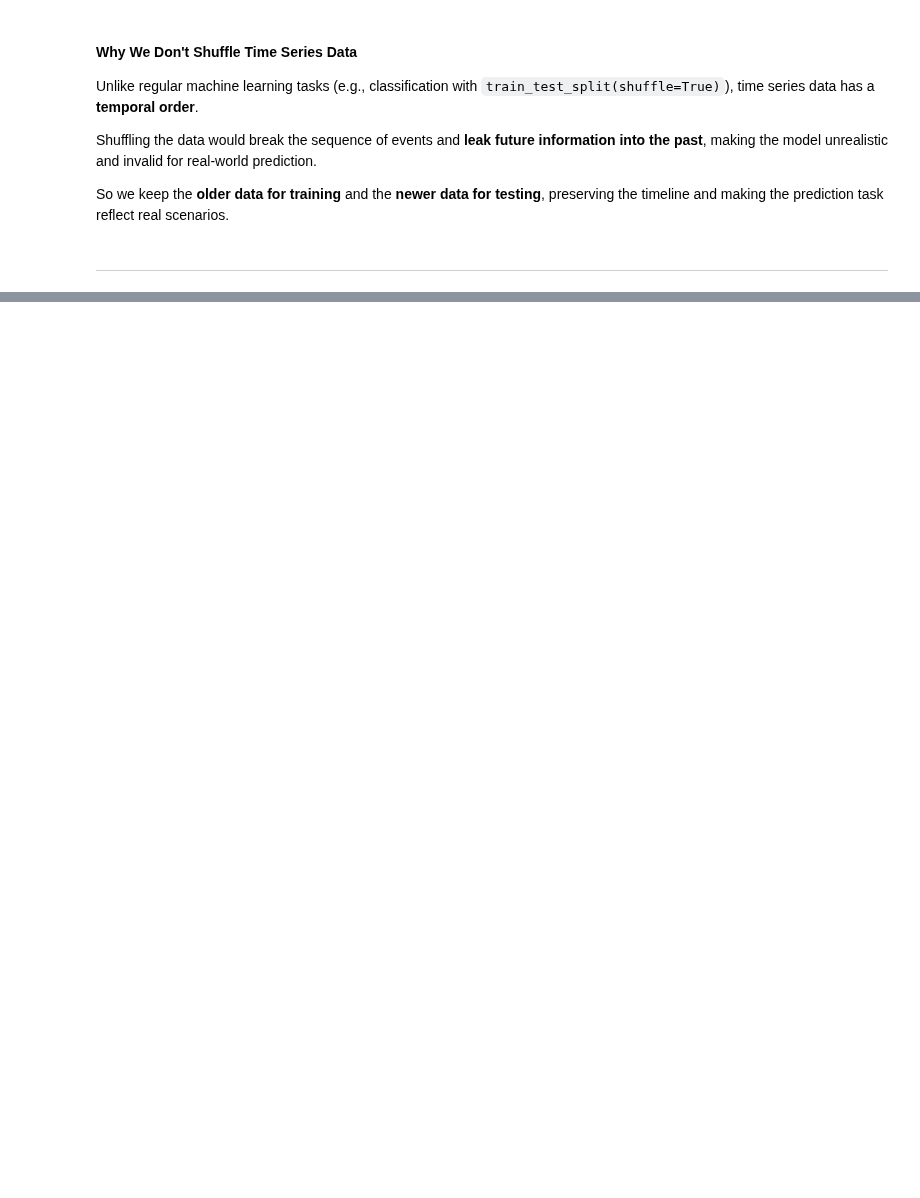
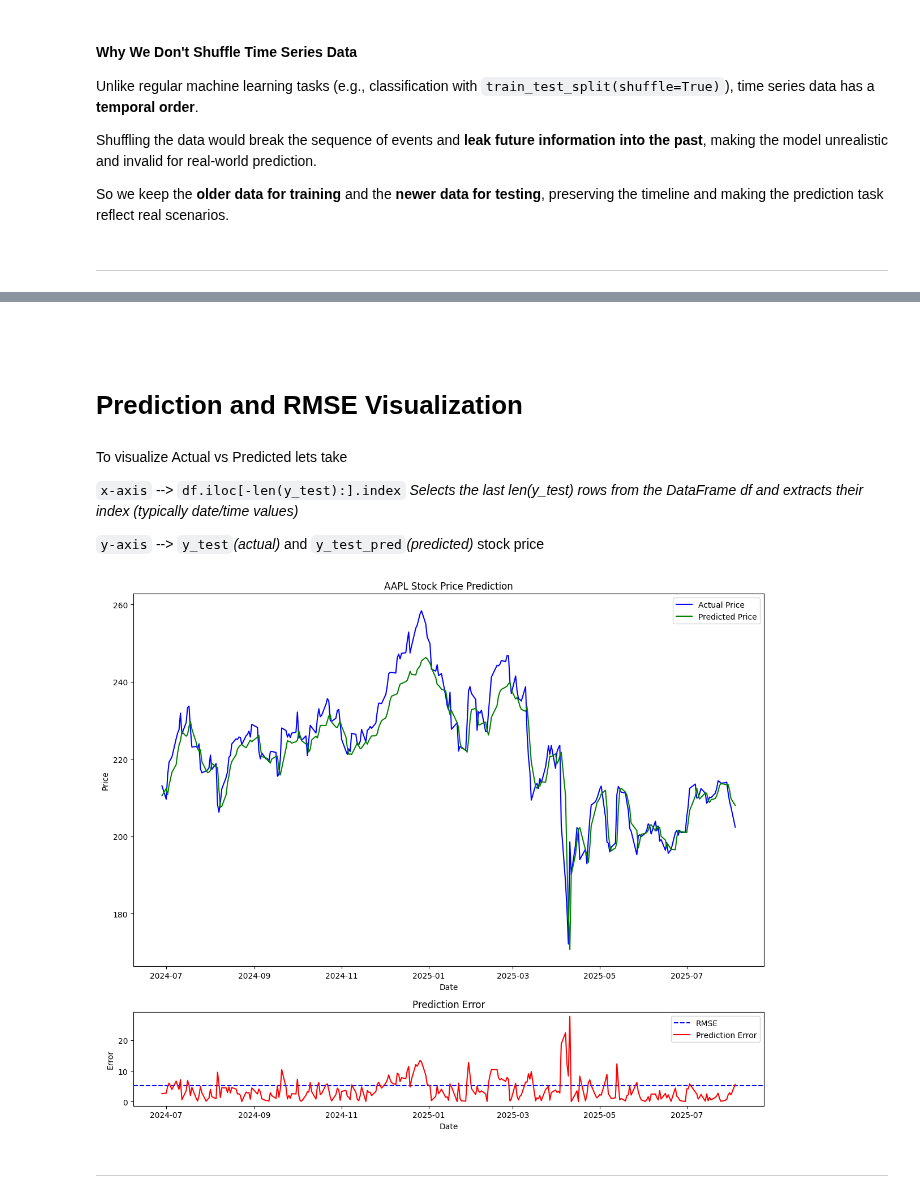
Before and after one commit to 7rohxt/ai-learning-projects, a Jupyter notebook: dl/stock-prediction-pytorch/stock.ipynb, the cells around one changed output, grey strips where cells are left out. Cells and saved outputs as stored; diff of their text form; code cells hidden in the pictures; blank space fills up the shorter version.

Commit message:
visualized the results and added md explanation of the code

```diff
--- a/dl/stock-prediction-pytorch/stock.ipynb
+++ b/dl/stock-prediction-pytorch/stock.ipynb
@@ -188,0 +221,38 @@ Test RMSE: 6.024062633514404
+# %% [markdown]
+#
+# %% [markdown]
+# Prediction and RMSE Visualization
+# %% [markdown]
+To visualize Actual vs Predicted lets take
+
+`x-axis` --> `df.iloc[-len(y_test):].index` *Selects the last len(y_test) rows from the DataFrame df and extracts their index (typically date/time values)*
+
+`y-axis` --> `y_test`*(actual)* and `y_test_pred`*(predicted)* stock price
+# %%
+fig = plt.figure(figsize=(12, 10))
+gs = fig.add_gridspec(4, 1)
+
+# First subplot: Actual vs Predicted Prices
+ax1 = fig.add_subplot(gs[:3, 0])
+ax1.plot(df.iloc[-len(y_test):].index, y_test, color='blue', label='Actual Price')  # x-axis --> df.iloc[-len(y_test):].index
+ax1.plot(df.iloc[-len(y_test):].index, y_test_pred, color='green', label='Predicted Price')
+ax1.legend()
+ax1.set_title(f'{ticker} Stock Price Prediction')
+ax1.set_xlabel('Date')
+ax1.set_ylabel('Price')
+
+# Second subplot: Prediction Error
+ax2 = fig.add_subplot(gs[3, 0])
+ax2.axhline(test_rmse, color='blue', linestyle='--', label='RMSE')
+ax2.plot(df.iloc[-len(y_test):].index, abs(y_test - y_test_pred), 'r', label='Prediction Error')
+ax2.legend()
+ax2.set_title('Prediction Error')
+ax2.set_xlabel('Date')
+ax2.set_ylabel('Error')  # <- corrected this line
+
+plt.tight_layout()
+plt.show()
+# %% [output]
+[figure, added]
+# %% [markdown]
+___________
```
Also changed, not shown: parts of 14 cells of this notebook.
